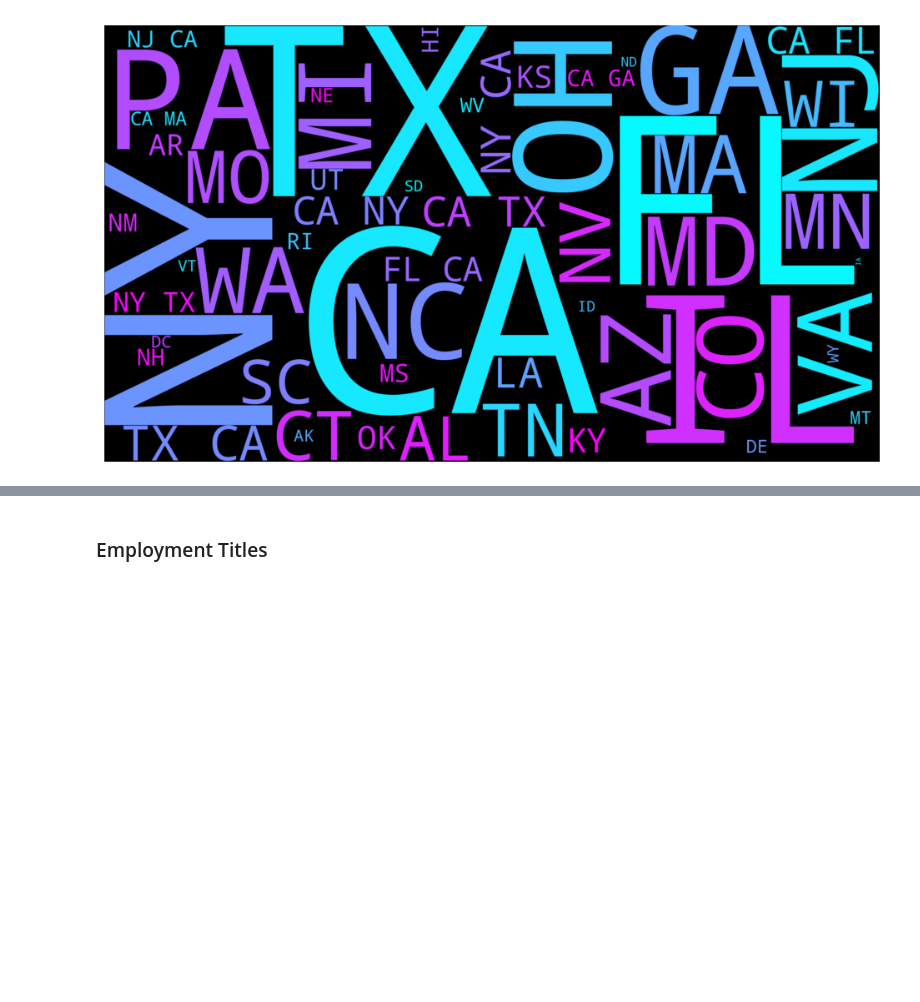
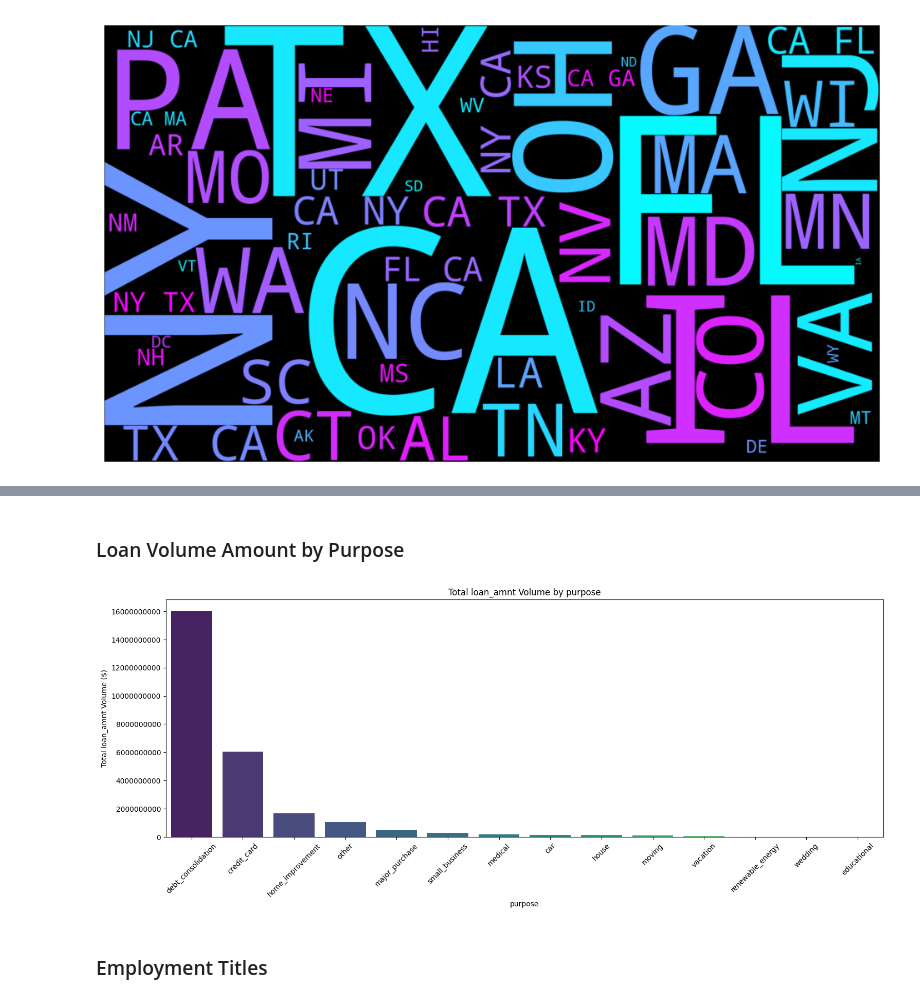
Before and after one commit to dmtrinh/loan-default-prediction, a Jupyter notebook: LendingClub_EDA.ipynb, the cells around one changed output, grey strips where cells are left out. Saved outputs shown, nothing was run; the diff lists cells and outputs as text; code cells hidden in the pictures; blank space fills up the shorter version.

```diff
--- a/LendingClub_EDA.ipynb
+++ b/LendingClub_EDA.ipynb
@@ -58,3 +113,9 @@ Number of unique values: 51
+# %% [markdown]
+### Loan Volume Amount by Purpose
+# %%
+plot_Atotals_vs_B(df, 'loan_amnt', 'purpose', rotation=45)
+# %% [output]
+[figure, added]
 # %% [markdown]
 ### Employment Titles
 # %% [markdown]
```
Also changed, not shown: parts of 33 cells of this notebook, 24 other files.
